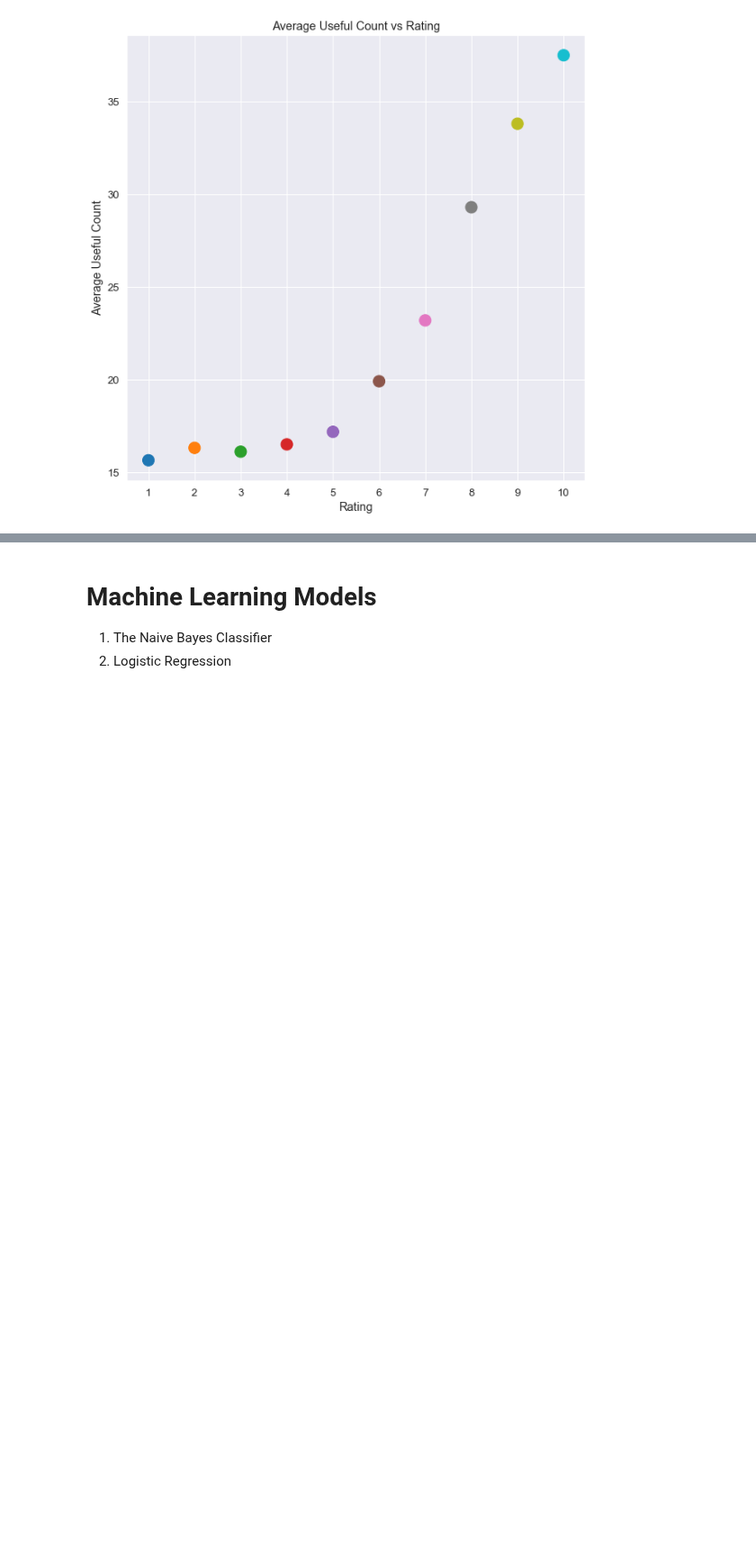
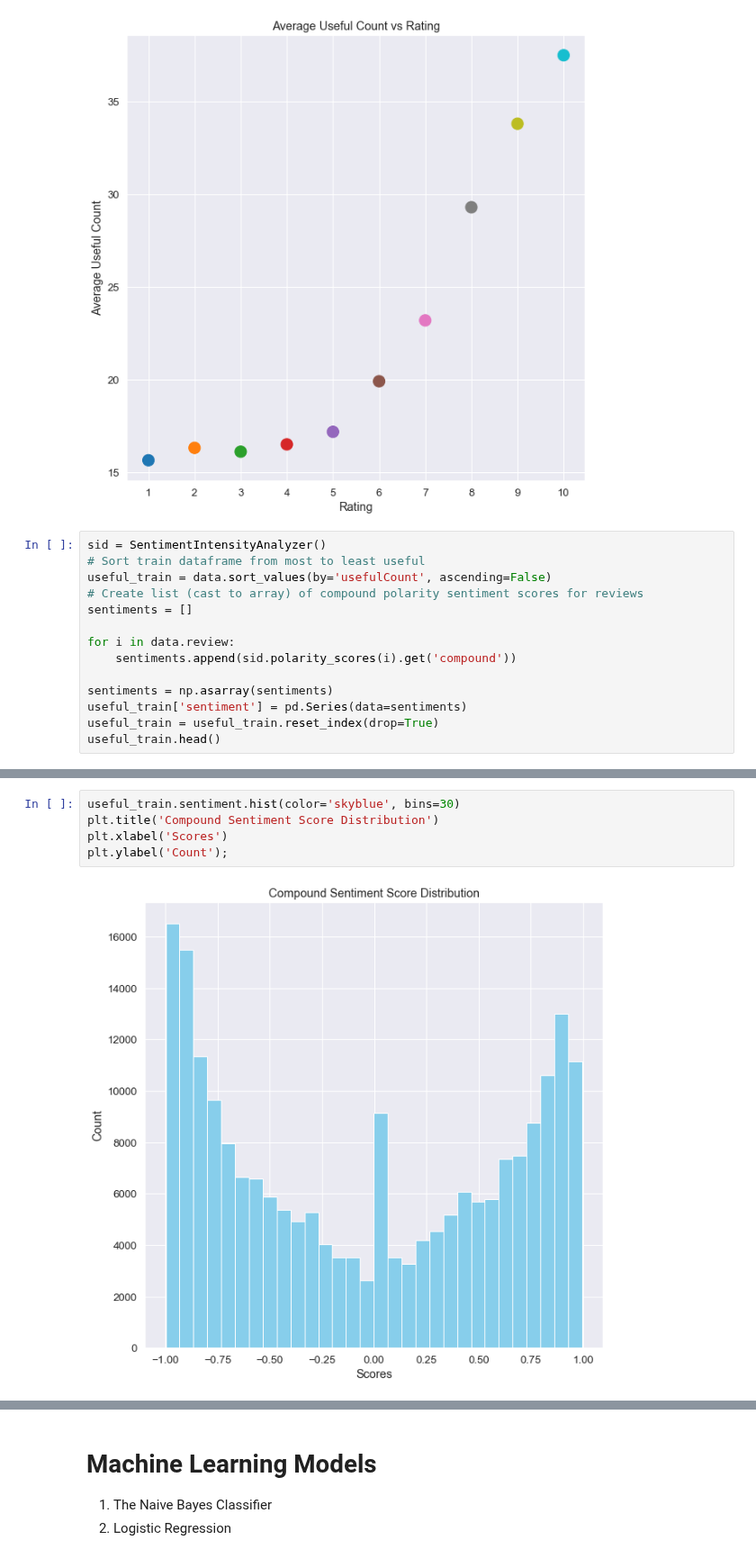
Before and after one commit to vgorrepa/Big_Data_Final_Project, a Jupyter notebook: CIND_820_Project.ipynb, the cells around one changed output, grey strips where cells are left out. Shown at 90% size. Drawn from its saved outputs; the diff is of its cells as text; blank space fills up the shorter version.

```diff
--- a/CIND_820_Project.ipynb
+++ b/CIND_820_Project.ipynb
@@ -363,3 +367,17 @@ plt.ylabel('Average Useful Count')
 plt.xticks([i for i in range(1, 11)]);
 # %% [output]
 [figure]
+# %%
+sid = SentimentIntensityAnalyzer()
+# Sort train dataframe from most to least useful
+useful_train = data.sort_values(by='usefulCount', ascending=False)
+# Create list (cast to array) of compound polarity sentiment scores for reviews
+sentiments = []
+
+for i in data.review:
+    sentiments.append(sid.polarity_scores(i).get('compound'))
+
+sentiments = np.asarray(sentiments)
+useful_train['sentiment'] = pd.Series(data=sentiments)
+useful_train = useful_train.reset_index(drop=True)
+useful_train.head()
@@ -365,0 +391,7 @@ plt.xticks([i for i in range(1, 11)]);
+# %%
+useful_train.sentiment.hist(color='skyblue', bins=30)
+plt.title('Compound Sentiment Score Distribution')
+plt.xlabel('Scores')
+plt.ylabel('Count');
+# %% [output]
+[figure, added]
```
Also changed, not shown: parts of 14 cells of this notebook.
